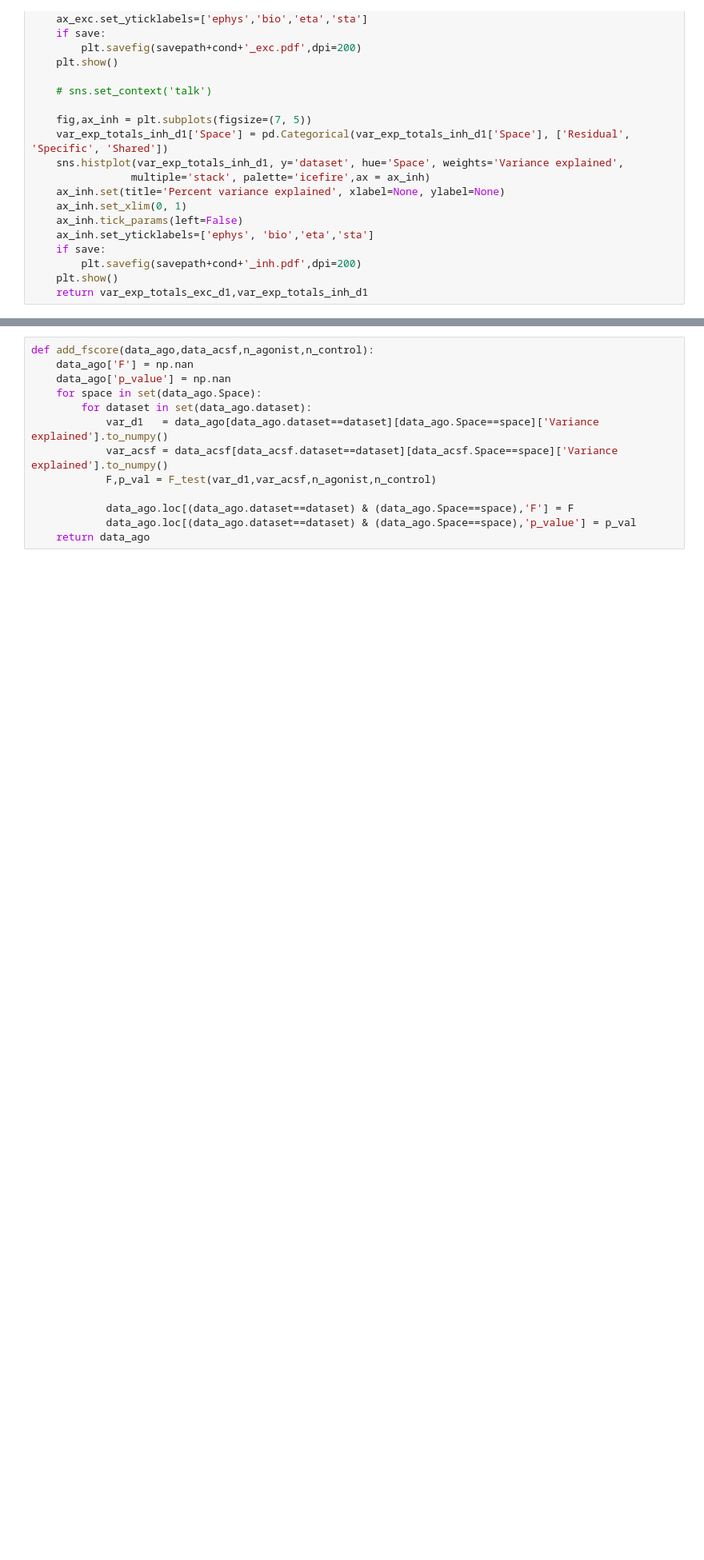
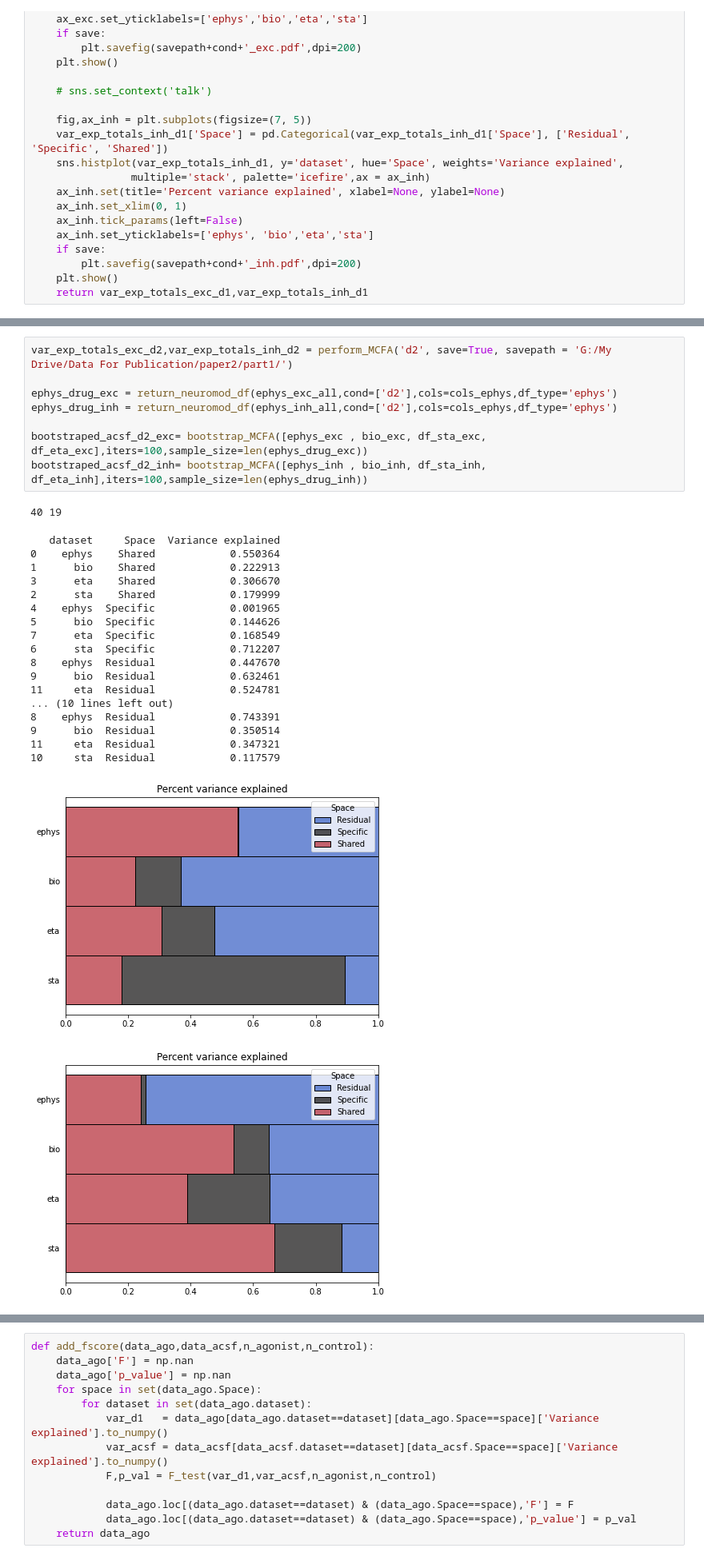
Before and after one commit to Nishant-codex/single_cell_analysis, a Jupyter notebook: notebooks_acsf/pCCA_acsf.ipynb, the cells around one changed output, grey strips where cells are left out. Shown at 80% size. Saved outputs shown, nothing was run; the diff lists cells and outputs as text; blank space fills up the shorter version.

Commit message:
update with bootstrapped acsf

```diff
--- a/notebooks_acsf/pCCA_acsf.ipynb
+++ b/notebooks_acsf/pCCA_acsf.ipynb
@@ -589,0 +564,29 @@ var_exp_totals_exc_m1,var_exp_totals_inh_m1 = perform_MCFA('m1-ago',save=True, s
+# %%
+var_exp_totals_exc_d2,var_exp_totals_inh_d2 = perform_MCFA('d2', save=True, savepath = 'G:/My Drive/Data For Publication/paper2/part1/')
+
+ephys_drug_exc = return_neuromod_df(ephys_exc_all,cond=['d2'],cols=cols_ephys,df_type='ephys')
+ephys_drug_inh = return_neuromod_df(ephys_inh_all,cond=['d2'],cols=cols_ephys,df_type='ephys')
+
+bootstraped_acsf_d2_exc= bootstrap_MCFA([ephys_exc , bio_exc, df_sta_exc, df_eta_exc],iters=100,sample_size=len(ephys_drug_exc))
+bootstraped_acsf_d2_inh= bootstrap_MCFA([ephys_inh , bio_inh, df_sta_inh, df_eta_inh],iters=100,sample_size=len(ephys_drug_inh))
+# %% [output]
+40 19
+   dataset     Space  Variance explained
+0    ephys    Shared            0.550364
+1      bio    Shared            0.222913
+3      eta    Shared            0.306670
+2      sta    Shared            0.179999
+4    ephys  Specific            0.001965
+5      bio  Specific            0.144626
+7      eta  Specific            0.168549
+6      sta  Specific            0.712207
+8    ephys  Residual            0.447670
+9      bio  Residual            0.632461
+11     eta  Residual            0.524781
+... (10 lines left out)
+8    ephys  Residual            0.743391
+9      bio  Residual            0.350514
+11     eta  Residual            0.347321
+10     sta  Residual            0.117579
+[figure, added]
+[figure, added]
```
Also changed, not shown: parts of 16 cells of this notebook.
